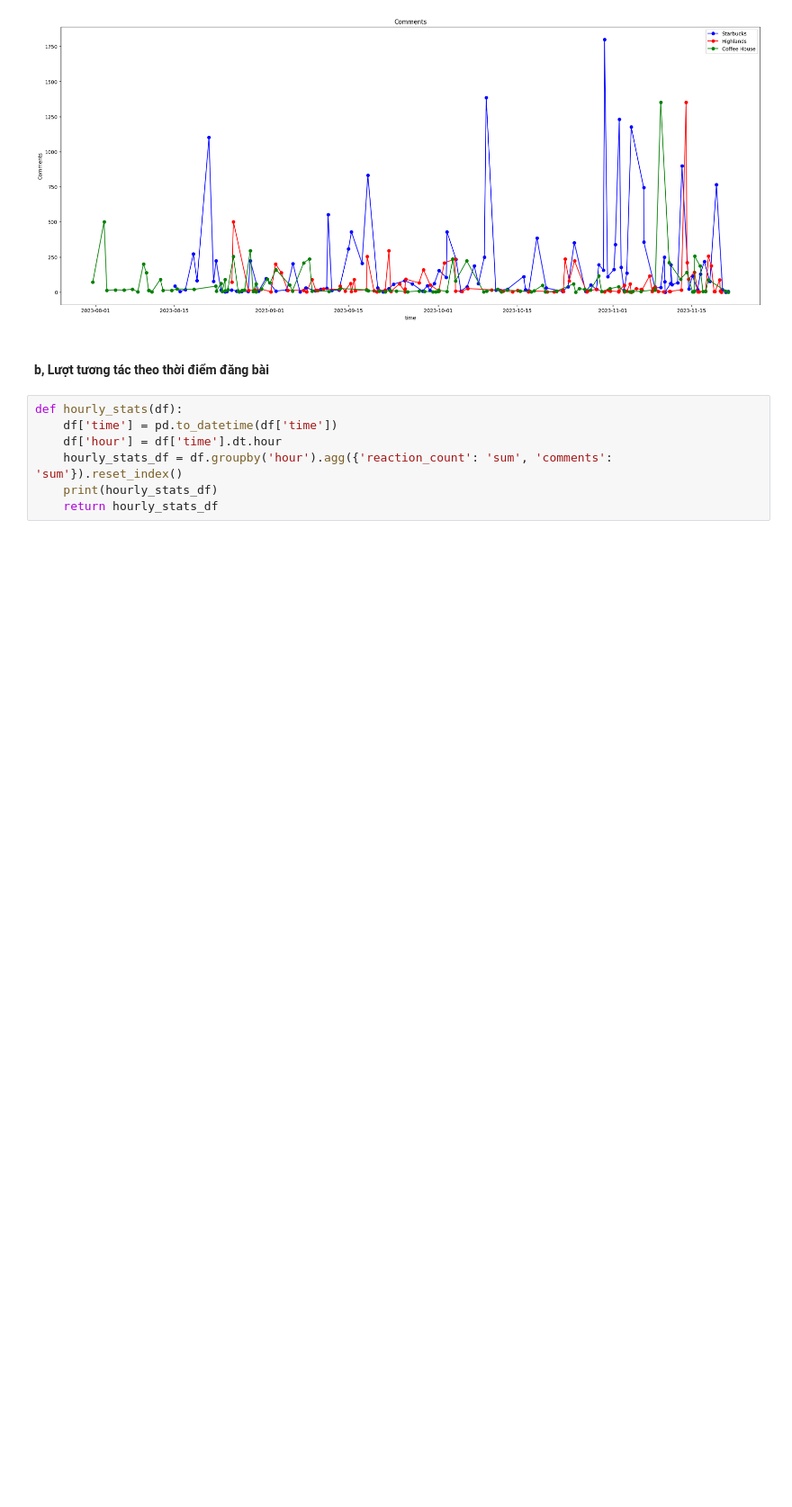
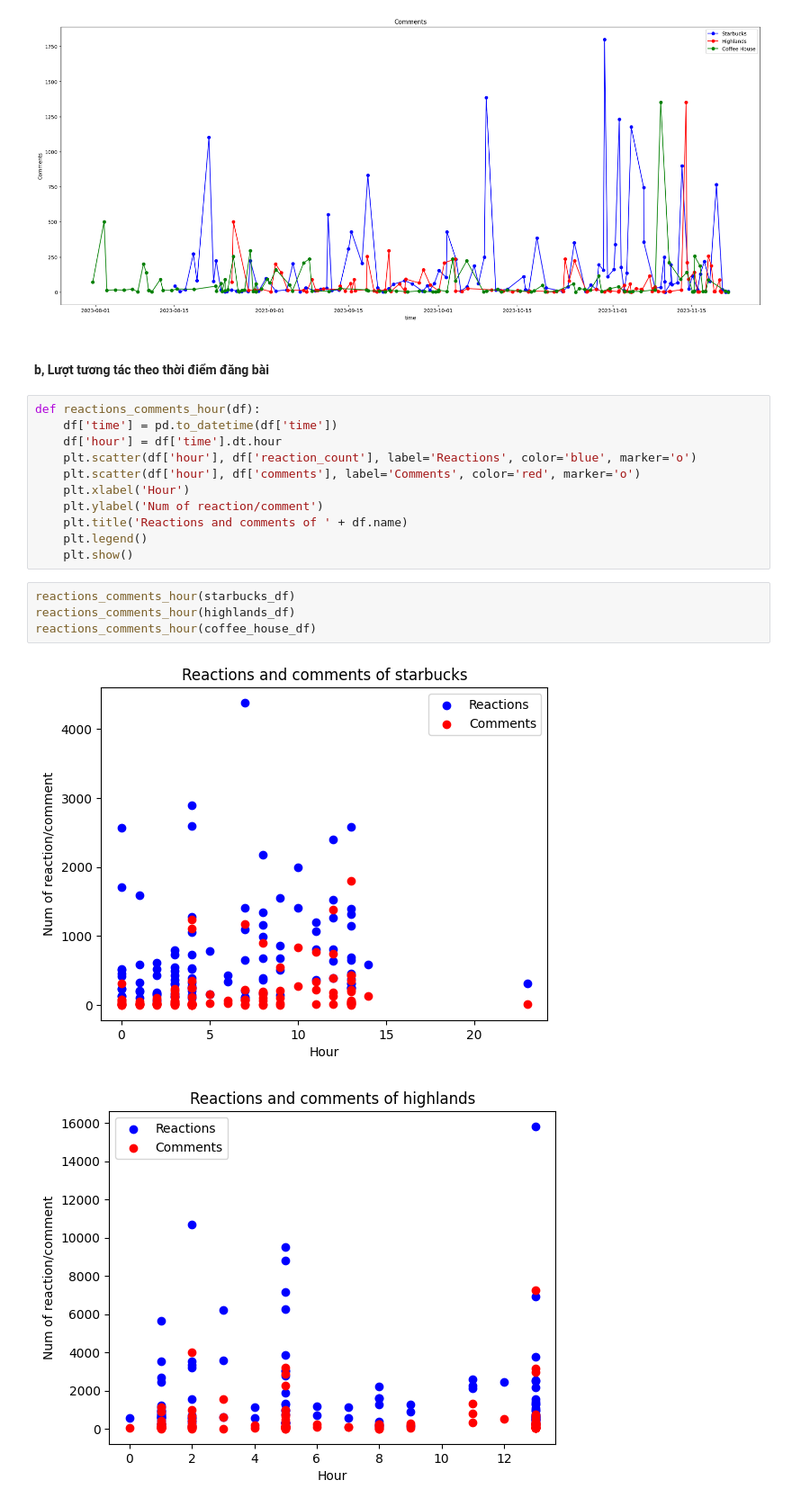
Before and after one commit to Tienlee41/final-project-python, a Jupyter notebook: Analyze.ipynb, the cells around one changed output. Shown at 90% size. Cells and saved outputs as stored; diff of their text form; blank space fills up the shorter version.

```diff
--- a/Analyze.ipynb
+++ b/Analyze.ipynb
@@ -195,10 +246,21 @@ Commnets__of_3_page(starbucks_df,highlands_df,coffee_house_df)
 [figure]
 # %% [markdown]
 #### b, Lượt tương tác theo thời điểm đăng bài
-# %%
-def hourly_stats(df):
-    df['time'] = pd.to_datetime(df['time'])
-    df['hour'] = df['time'].dt.hour
-    hourly_stats_df = df.groupby('hour').agg({'reaction_count': 'sum', 'comments': 'sum'}).reset_index()
-    print(hourly_stats_df)
-    return hourly_stats_df
+# %%
+def reactions_comments_hour(df):
+    df['time'] = pd.to_datetime(df['time'])
+    df['hour'] = df['time'].dt.hour
+    plt.scatter(df['hour'], df['reaction_count'], label='Reactions', color='blue', marker='o')
+    plt.scatter(df['hour'], df['comments'], label='Comments', color='red', marker='o')
+    plt.xlabel('Hour')
+    plt.ylabel('Num of reaction/comment')
+    plt.title('Reactions and comments of ' + df.name)
+    plt.legend()
+    plt.show()
+# %%
+reactions_comments_hour(starbucks_df)
+reactions_comments_hour(highlands_df)
+reactions_comments_hour(coffee_house_df)
+# %% [output]
+[figure, added]
+[figure, added]
```
Also changed, not shown: parts of 38 cells of this notebook, 2 other files.
